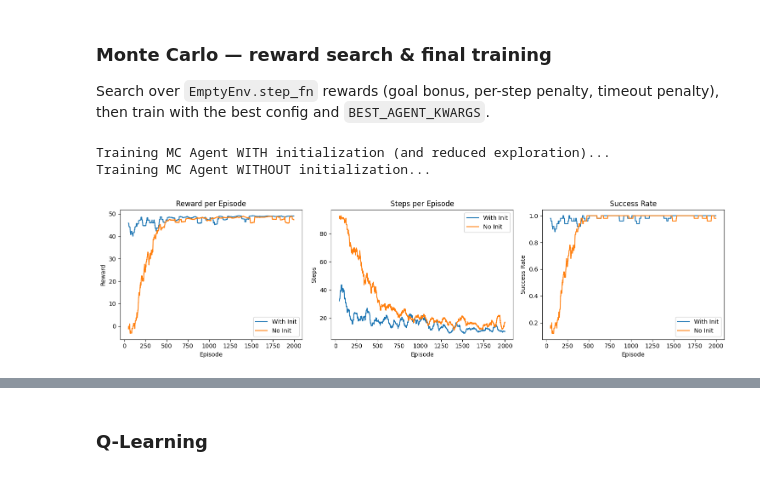
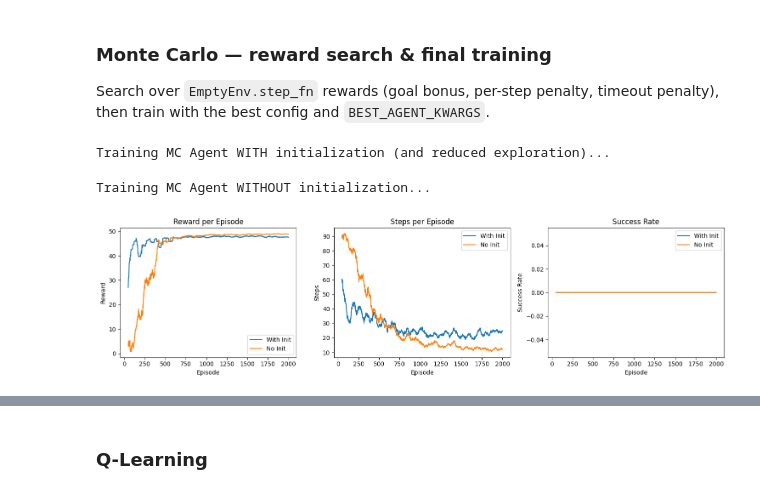
Before and after one commit to BlobDylan/RLEX2, a Jupyter notebook: HW2_2026B_KeyDoorLava.ipynb, the cells around one changed output, grey strips where cells are left out. Cells and saved outputs as stored; diff of their text form; code cells hidden in the pictures.

```diff
--- a/HW2_2026B_KeyDoorLava.ipynb
+++ b/HW2_2026B_KeyDoorLava.ipynb
@@ -420,15 +420,17 @@ class KeyDoorLavaEnv(BaseMiniGridEnv):
         obs, _, terminated, truncated, info = super().step(action)
 
         # BASE REWARD: Sparse goal reward + Step penalty
-        # Increasing penalty to -0.2 to encourage faster completion
         step_penalty = -0.2
         goal_reward = 100.0
         reached_goal = (terminated and tuple(self.agent_pos) == tuple(self.goal_pos))
         base_reward = goal_reward if reached_goal else step_penalty
 
-        # SIGNAL: Mission Failure
+        # ENVIRONMENTAL SIGNAL: Mission Failure
         if (terminated or truncated) and not reached_goal:
             base_reward -= 10.0
+            # Extra penalty for dying on lava vs just timeout
+            if self.is_on_lava():
+                base_reward -= 15.0
 
         # SEQUENTIAL SHAPING
         shaping_reward = 0.0
@@ -839,9 +846,9 @@ class TabularRLAgent(ABC):
 class MonteCarlo(TabularRLAgent):
     """First-visit Monte Carlo control with ε-greedy exploration."""
 
-    def __init__(self, env, **kwargs) -> None:
+    def __init__(self, env, *, alpha: float = 0.05, **kwargs) -> None:
         super().__init__(env, **kwargs)
-        self._visit_counts: dict[StateAction, int] = defaultdict(int)
+        self.alpha = alpha # Constant learning rate for non-stationary policies
 
     def train(self, episodes: int, max_steps: int) -> None:
         for _ in tqdm(range(episodes), desc="Monte Carlo"):
@@ -861,7 +868,8 @@ class MonteCarlo(TabularRLAgent):
             self._update_from_episode(episode)
 
             total_reward = sum(r for _, _, r in episode)
-            success = any(r > 0 for _, _, r in episode)   # adjust if reward shaping changes this
+            # Success = reached the goal (reward >= 100)
+            success = any(r >= 100.0 for _, _, r in episode)
             self._log_episode(total_reward, len(episode), success)
             self._decay_epsilon()
 
@@ -884,12 +892,10 @@ class MonteCarlo(TabularRLAgent):
         reward: float,          # G_t (the MC return)
         next_state,             # unused for MC
     ) -> None:
-        """Incremental mean: Q ← Q + (G - Q) / n."""
+        """Exponential moving average: Q ← Q + alpha * (G - Q)."""
         key = (state, action)
-        self._visit_counts[key] += 1
-        n = self._visit_counts[key]
         old_q = self.q_table.get(key, 0.0)
-        self.q_table[key] = old_q + (reward - old_q) / n
+        self.q_table[key] = old_q + self.alpha * (reward - old_q)
 # %%
 class QLearning(TabularRLAgent):
     """Off-policy TD(0) — Q-Learning."""
@@ -1242,23 +1248,23 @@ def initialize_q_table(agent):
         return
 
     if "KeyDoor" in type(agent.env).__name__:
-        # Targets can be anywhere in the grid
-        # Milestone logic ensures tx, ty are relevant
+        # Targets (dx, dy) are relative offsets to the objective.
+        # We initialize valid Agent (ax, ay) and Relative (dx, dy) pairs.
         for milestone in range(4):
-            for tx in range(1, w - 1):
-                for ty in range(1, h - 1):
-                    for ax in range(1, w - 1):
-                        for ay in range(1, h - 1):
-                            for ad in range(4):
-                                state = (ax, ay, ad, milestone, tx, ty)
-                                dist = abs(ax - tx) + abs(ay - ty)
+            for ax in range(1, w - 1):
+                for ay in range(1, h - 1):
+                    for ad in range(4):
+                        # Use realistic offset ranges for a 10x10 grid
+                        for dx in range(-(w-1), w):
+                            for dy in range(-(h-1), h):
+                                state = (ax, ay, ad, milestone, dx, dy)
+                                dist = abs(dx) + abs(dy)
                                 for a in agent.actions:
-                                    # Prior: moving closer is better
                                     val = -float(dist)
-                                    # Bias: Prefer Forward if it closes the distance
+                                    # Directional bias: Moving toward target is better
                                     if a == 2: # Forward
-                                        if (ad == 0 and tx > ax) or (ad == 1 and ty > ay) or \
-                                           (ad == 2 and tx < ax) or (ad == 3 and ty < ay):
+                                        if (ad == 0 and dx > 0) or (ad == 1 and dy > 0) or \
+                                           (ad == 2 and dx < 0) or (ad == 3 and dy < 0):
                                             val += 0.5
                                     agent.q_table[(state, a)] = val
 
@@ -1271,35 +1277,35 @@ def plot_comparison(agents, labels, window=PLOT_WINDOW_EMPTY_ENV):
     for i, metric in enumerate(metrics):
         for agent, label in zip(agents, labels):
             values = np.asarray(agent.history[metric], dtype=float)
             if len(values) >= window:
                 smoothed = _rolling_mean(values, window)
                 axes[i].plot(np.arange(window - 1, len(values)), smoothed, label=label)
         axes[i].set_xlabel("Episode")
         axes[i].set_ylabel(ylabels[i])
         axes[i].set_title(titles[i])
         axes[i].legend()
     plt.tight_layout()
     plt.show()
 
 print("Training MC Agent WITH initialization (and reduced exploration)...")
 mc_env_init   = EmptyEnv(max_steps=MAX_STEPS_EMPTY_ENV)
 init_kwargs   = BEST_AGENT_KWARGS.copy()
 init_kwargs['epsilon'] = 0.2
 mc_agent_init = MonteCarlo(mc_env_init, **init_kwargs)
 initialize_q_table(mc_agent_init)
 mc_agent_init.train(episodes=TRAIN_EPISODES_EMPTY_ENV, max_steps=MAX_STEPS_EMPTY_ENV)
 
 print("Training MC Agent WITHOUT initialization...")
 mc_env_no_init   = EmptyEnv(max_steps=MAX_STEPS_EMPTY_ENV)
 mc_agent_no_init = MonteCarlo(mc_env_no_init, **BEST_AGENT_KWARGS)
 mc_agent_no_init.train(episodes=TRAIN_EPISODES_EMPTY_ENV, max_steps=MAX_STEPS_EMPTY_ENV)
 
 emptyenv_agents["Monte Carlo"] = mc_agent_init
 plot_comparison([mc_agent_init, mc_agent_no_init], ["With Init", "No Init"])
 # %% [output]
 Training MC Agent WITH initialization (and reduced exploration)...
-Training MC Agent WITHOUT initialization...
+Training MC Agent WITHOUT initialization...
-[figure, old version]
+[figure, new version]
 # %%
 print("=== Monte Carlo (EmptyEnv): Trained Agent performance ===")
 video_file = video_path("EmptyEnv_MC_trained.mp4")
```
Also changed, not shown: parts of 13 cells of this notebook, 7 other files.
